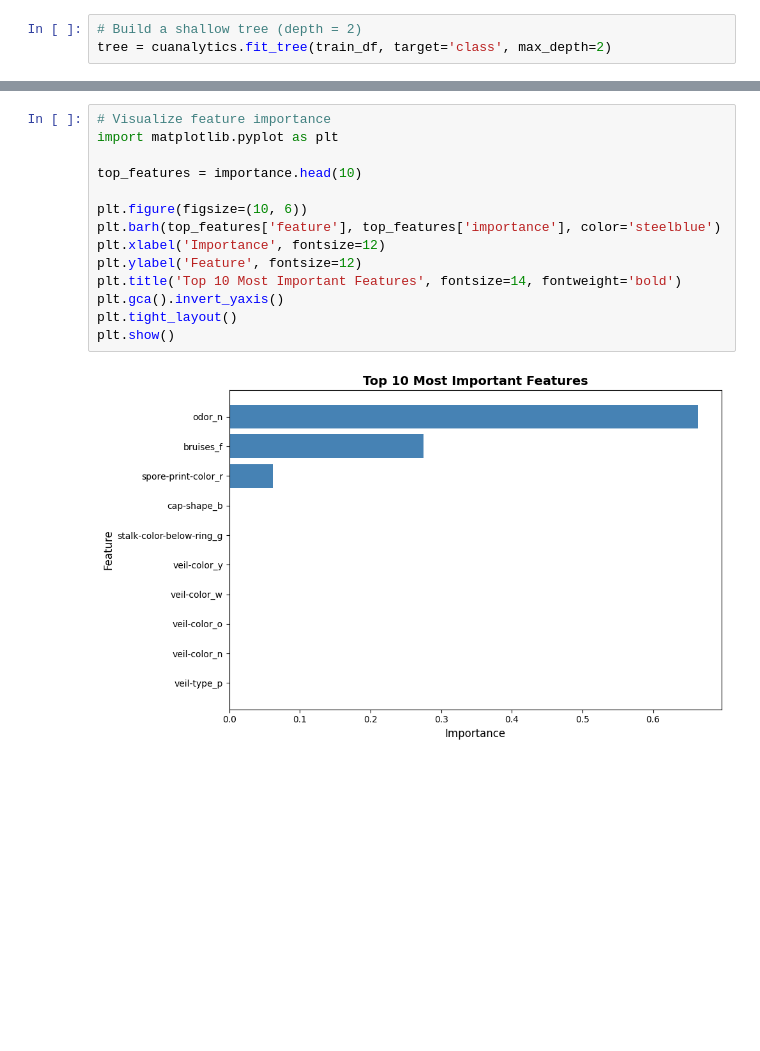
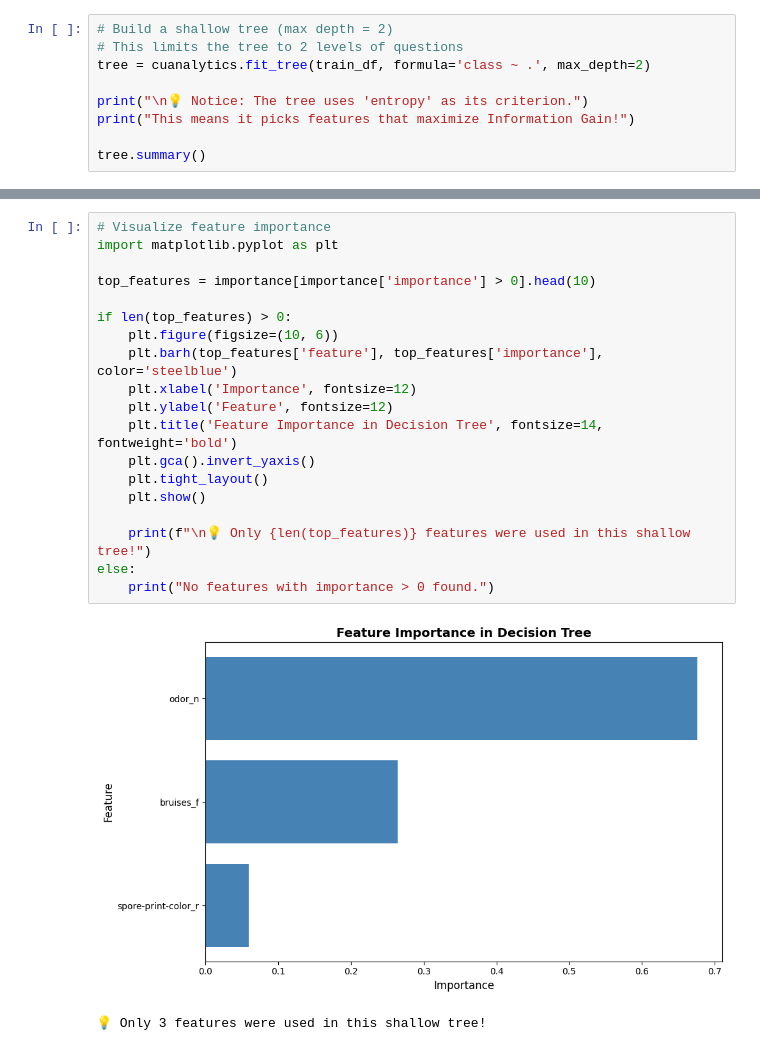
Before and after one commit to jdelano/CUAnalytics, a Jupyter notebook: examples/04_decision_trees.ipynb, the cells around one changed output, grey strips where cells are left out. Drawn from its saved outputs; the diff is of its cells as text; blank space fills up the shorter version.

Commit message:
Refactor formula-based models and tests

```diff
--- a/examples/04_decision_trees.ipynb
+++ b/examples/04_decision_trees.ipynb
@@ -45,6 +65,12 @@ Let's start with a simple tree with limited depth.
 # %%
-# Build a shallow tree (depth = 2)
-tree = cuanalytics.fit_tree(train_df, target='class', max_depth=2)
+# Build a shallow tree (max depth = 2)
+# This limits the tree to 2 levels of questions
+tree = cuanalytics.fit_tree(train_df, formula='class ~ .', max_depth=2)
+
+print("\n💡 Notice: The tree uses 'entropy' as its criterion.")
+print("This means it picks features that maximize Information Gain!")
+
+tree.summary()
 # %% [output]
 Decision Tree fitted successfully!
   Classes: ['e', 'p']
@@ -134,16 +237,22 @@ Feature Importance Ranking:
 # %%
 # Visualize feature importance
 import matplotlib.pyplot as plt
 
-top_features = importance.head(10)
+top_features = importance[importance['importance'] > 0].head(10)
 
-plt.figure(figsize=(10, 6))
-plt.barh(top_features['feature'], top_features['importance'], color='steelblue')
-plt.xlabel('Importance', fontsize=12)
-plt.ylabel('Feature', fontsize=12)
-plt.title('Top 10 Most Important Features', fontsize=14, fontweight='bold')
-plt.gca().invert_yaxis()
-plt.tight_layout()
-plt.show()
+if len(top_features) > 0:
+    plt.figure(figsize=(10, 6))
+    plt.barh(top_features['feature'], top_features['importance'], color='steelblue')
+    plt.xlabel('Importance', fontsize=12)
+    plt.ylabel('Feature', fontsize=12)
+    plt.title('Feature Importance in Decision Tree', fontsize=14, fontweight='bold')
+    plt.gca().invert_yaxis()
+    plt.tight_layout()
+    plt.show()
+
+    print(f"\n💡 Only {len(top_features)} features were used in this shallow tree!")
+else:
+    print("No features with importance > 0 found.")
 # %% [output]
-[figure, old version]
+[figure, new version]
+💡 Only 3 features were used in this shallow tree!
```
Also changed, not shown: parts of 30 cells of this notebook, 17 other files.
